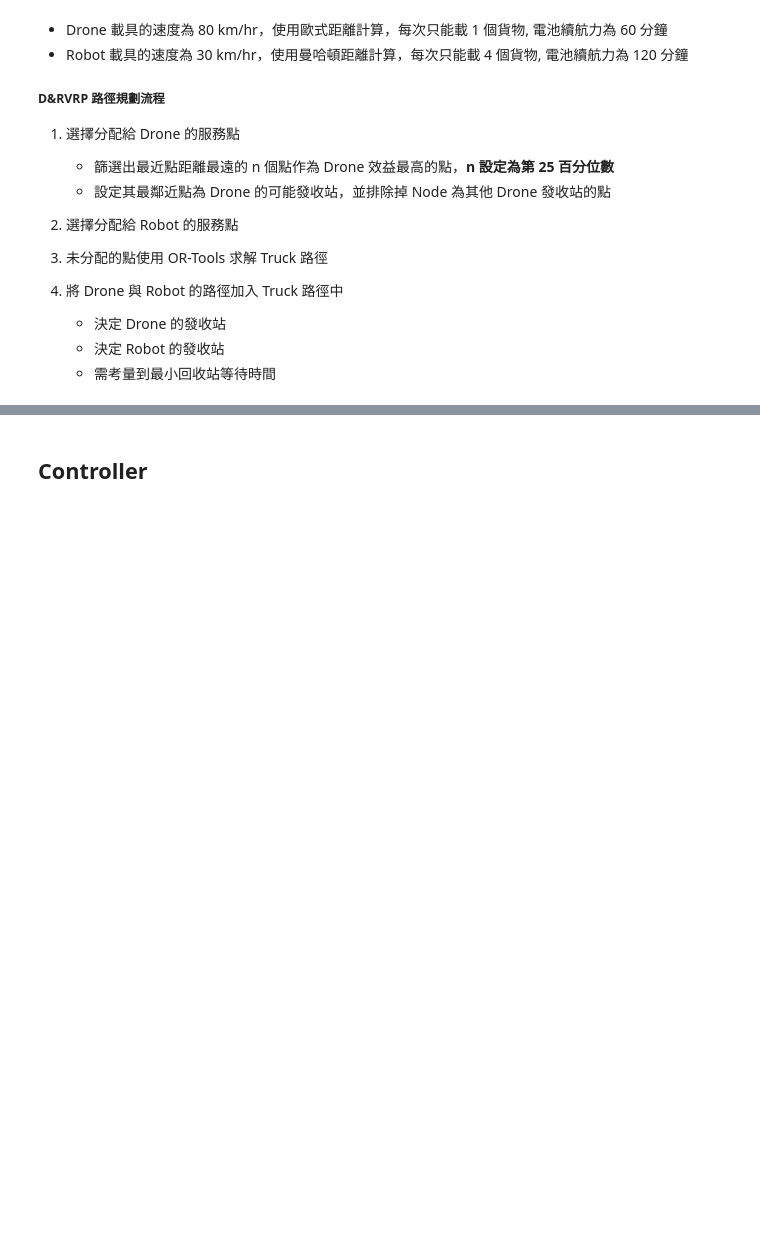
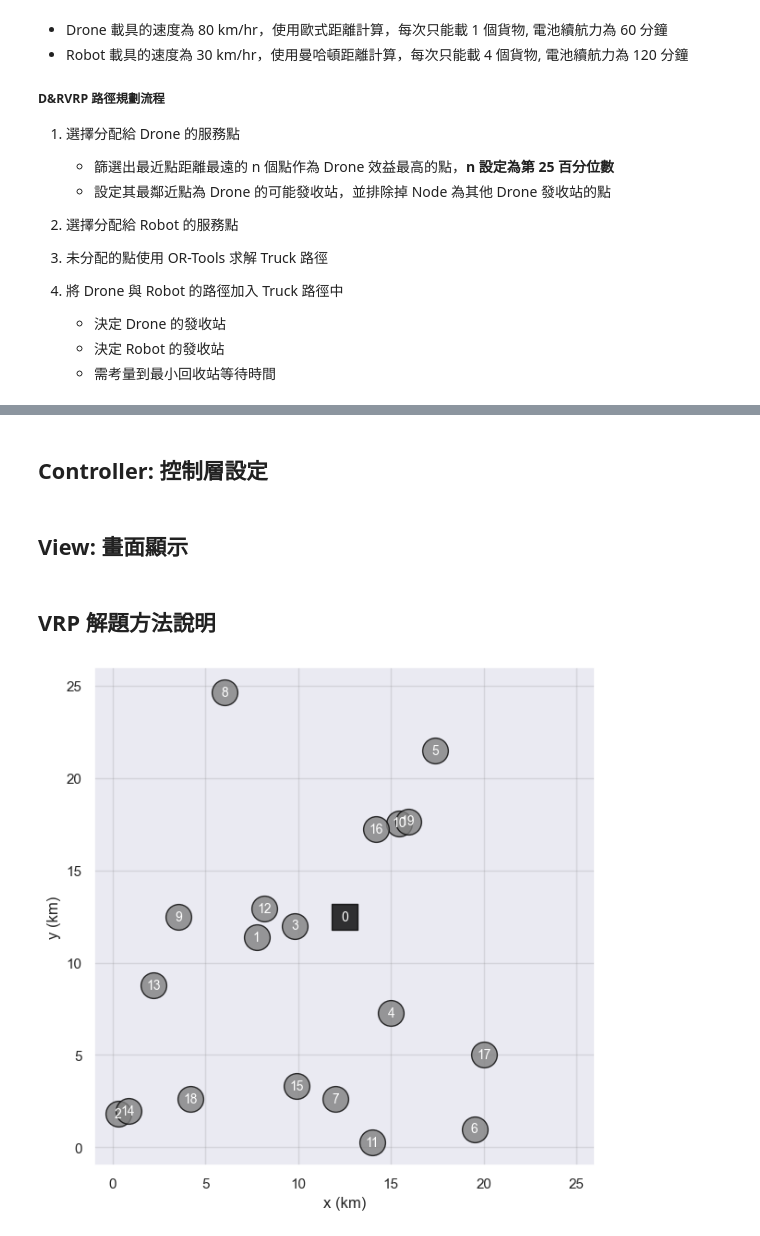
Before and after one commit to jy09567824/vehicle-routing-problem, a Jupyter notebook: RDVRP_ORTools.ipynb, the cells around one changed output, grey strips where cells are left out. Drawn from its saved outputs; the diff is of its cells as text; code cells hidden in the pictures; blank space fills up the shorter version.

```diff
--- a/RDVRP_ORTools.ipynb
+++ b/RDVRP_ORTools.ipynb
@@ -101,18 +104,17 @@ ROBOT_BATTERY_LIFE = 120
 # %%
-# dict(map_size=(20, 20), num_nodes=20, num_vehicle=1, trials=10)
-# 小數點,
+# **controls = dict(map_size=(20, 20), num_nodes=20, num_vehicle=1, trials=10)
 def create_data_model(**controls):
     # np.random.seed(42)
 
     NUM_NODES = controls["num_nodes"]
     MAX_X, MAX_Y = controls["map_size"][0], controls["map_size"][1]
     NUM_VEHICLES = controls["num_vehicle"]
-    VEHICLE_CAPACITIES = int(controls["num_nodes"] / controls["num_vehicle"])
+    VEHICLE_CAPACITIES = controls["num_nodes"] // controls["num_vehicle"] + 1
 
     data = {}
-    data["num_locations"] = [(np.random.randint(1, MAX_X+1), np.random.randint(1, MAX_Y+1)) for i in range(NUM_NODES)]
-    data["num_locations"][0] = (int(MAX_X / 2), int(MAX_Y / 2))
-    data["distance_matrix"] = compute_manhattan_distance_matrix(data["num_locations"])
+    data["num_locations"] = [(round(np.random.uniform(0, MAX_X),2), round(np.random.uniform(0, MAX_Y),2)) for i in range(NUM_NODES)]
+    data["num_locations"][0] = (round((MAX_X / 2), 2), round((MAX_Y / 2), 2))
+    data["distance_matrix"] = compute_manhattan_distance_matrix(data["num_locations"]) # 距離矩陣必須為整數, 否則無法在 OR-Tools 中求解
     data["e_distance_matrix"] = compute_euclidean_distance_matrix(data["num_locations"]) # 歐幾里德距離, 取小數第二位
     data["time_matrix"] = compute_time_matrix(data["distance_matrix"]) # 最小單位分鐘
     data["num_nodes"] = NUM_NODES
@@ -139,7 +141,7 @@ def compute_manhattan_distance_matrix(nodes):
                 distances.append(0)
             else:
                 manhattan_distance = np.sum(np.abs(np.array(node_i) - np.array(node_j)))
-                distances.append(manhattan_distance)
+                distances.append(int(manhattan_distance))
         distance_matrix.append(distances)
     return distance_matrix
 
@@ -170,7 +172,6 @@ def reset_demands(data, **controls):
     data["demands"] = [1 for i in range(data["num_nodes"])]
     data["demands"][0] = 0
     data["vehicle_capacities"] = [VEHICLE_CAPACITIES for i in range(NUM_VEHICLES)]
-
     return data
 
 # 將指定點的 data["demands"] 設置為 999
@@ -182,7 +183,7 @@ def exclude_nodes(data, nodes, routes):
                 data['vehicle_capacities'][index] -= 1 # 將某 node 的需求變為 0
     return data
 # %% [markdown]
-## Controller
+## Controller: 控制層設定
 # %%
 # 取得目標值(時間和/分鐘): 提供路徑, 速度, 參考距離矩陣, 會考量每個點的服務時間
 def get_objective_value(data, route, speed=VEHICLE_SPEED, matrix='distance_matrix'):
@@ -412,3 +406,5 @@ def get_travelling_time(data, routes, drone_waiting=[], robot_waiting=[]):
     # print(f'\nTotal distance of all routes: : {np.sum(total_dist)} km')
     # print(f'Maximum travel time: {max(total_time)} mins')
     return np.sum(total_dist), max(total_time), np.sum(total_waiting)
+# %% [markdown]
+## View: 畫面顯示
@@ -414,0 +505,10 @@ def get_travelling_time(data, routes, drone_waiting=[], robot_waiting=[]):
+# %% [markdown]
+## VRP 解題方法說明
+# %%
+# Set data & control parameter
+controls = dict(map_size=(25, 25), num_nodes=20, num_vehicle=3)
+data = create_data_model(**controls)
+
+plot_map(routes=[], **controls)
+# %% [output]
+[figure, added]
```
Also changed, not shown: parts of 38 cells of this notebook, 5 other files.
